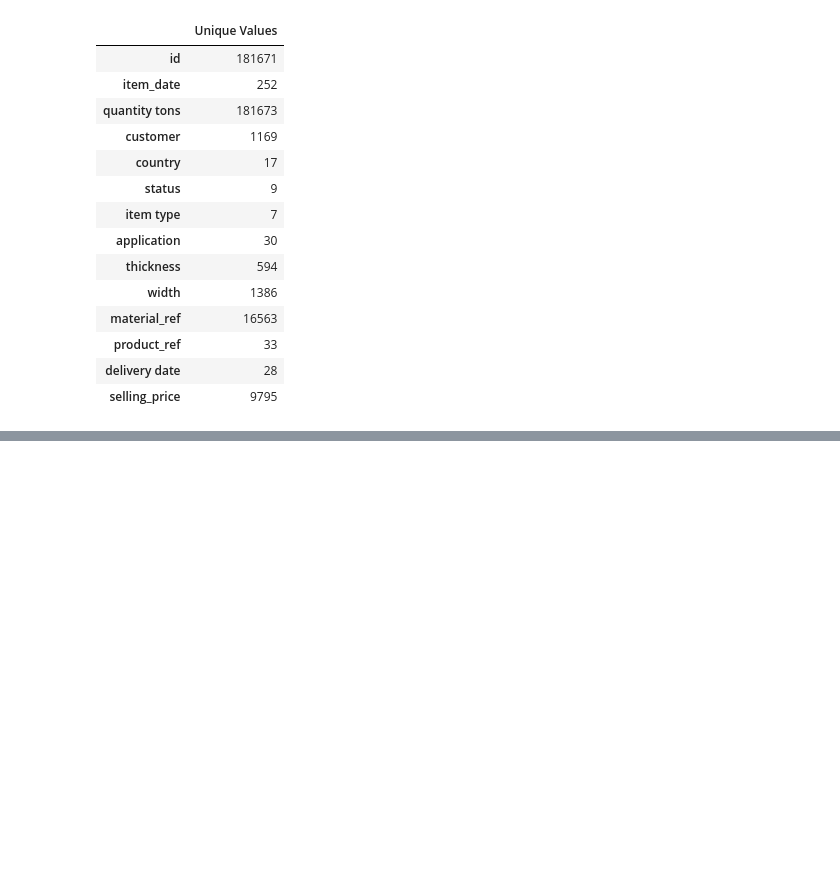
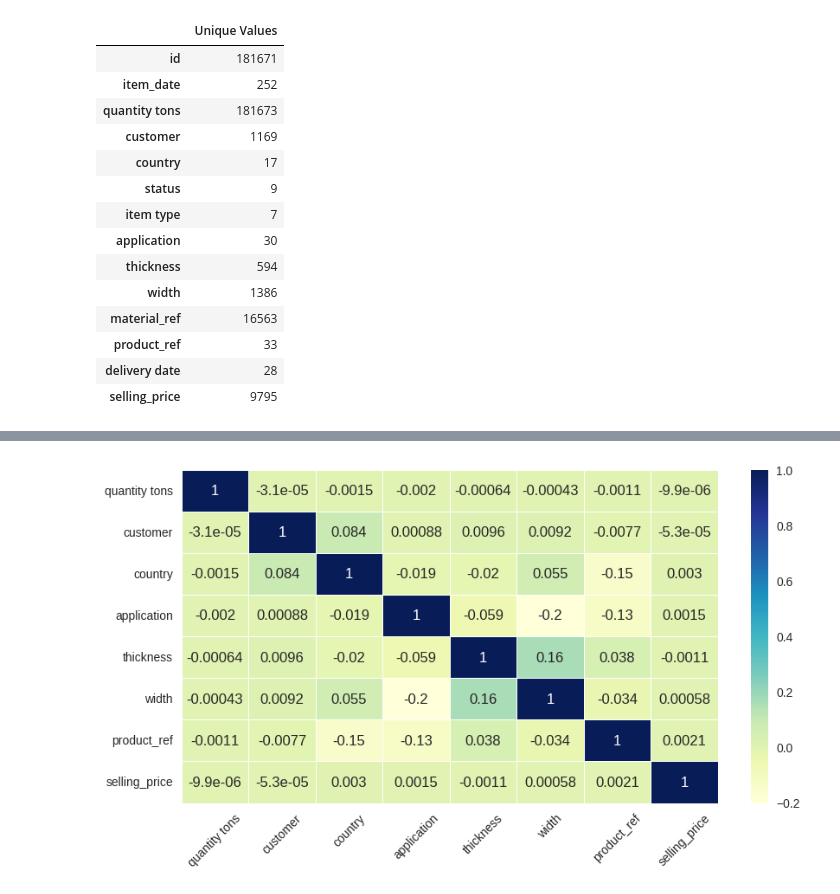
Before and after one commit to SriRamK345/Industrial_Copper_Modeling, a Jupyter notebook: Industrial_Copper_Modeling.ipynb, the cells around one changed output, grey strips where cells are left out. Saved outputs shown, nothing was run; the diff lists cells and outputs as text; code cells hidden in the pictures; blank space fills up the shorter version.

```diff
--- a/Industrial_Copper_Modeling.ipynb
+++ b/Industrial_Copper_Modeling.ipynb
@@ -71,0 +127,8 @@ pd.DataFrame(unique_values,index=df.columns,columns=["Unique Values"])
+# %%
+# date format #  invalid parsing will be set as NaN
+df['item_date'] = pd.to_datetime(df['item_date'], format='%Y%m%d', errors='coerce').dt.date
+df['delivery date'] = pd.to_datetime(df['delivery date'], format='%Y%m%d', errors='coerce').dt.date
+df['quantity tons'] = pd.to_numeric(df['quantity tons'], errors='coerce')
+# %%
+# will remove any leading zeros from strings
+df['material_ref'] = df['material_ref'].str.lstrip('0')
@@ -71,0 +170,2 @@ pd.DataFrame(unique_values,index=df.columns,columns=["Unique Values"])
+# %%
+df.drop_duplicates(inplace=True)
@@ -71,0 +184,7 @@ pd.DataFrame(unique_values,index=df.columns,columns=["Unique Values"])
+# %%
+plt.figure(figsize=(10,5))
+sns.heatmap(df.select_dtypes(include=["int64","float64"]).corr(),annot=True,cmap="YlGnBu",linewidths=.5)
+plt.xticks(rotation=45)
+plt.show()
+# %% [output]
+[figure, added]
```
Also changed, not shown: parts of 26 cells of this notebook.
